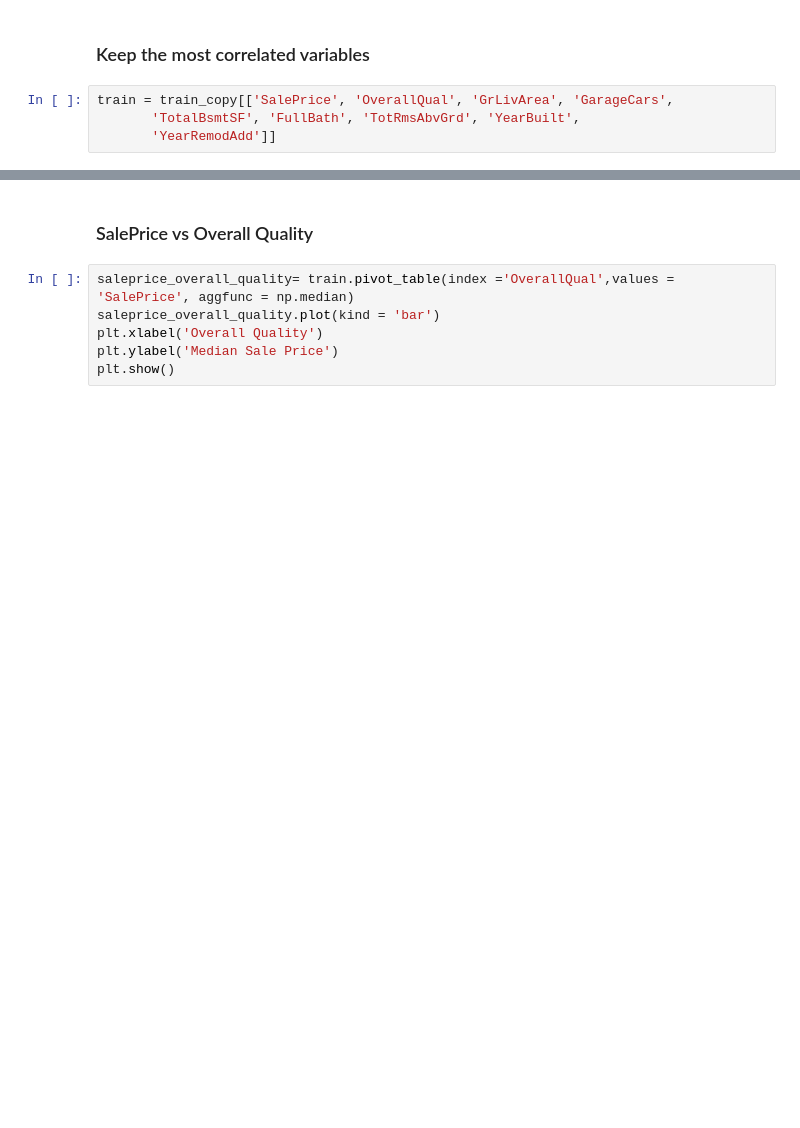
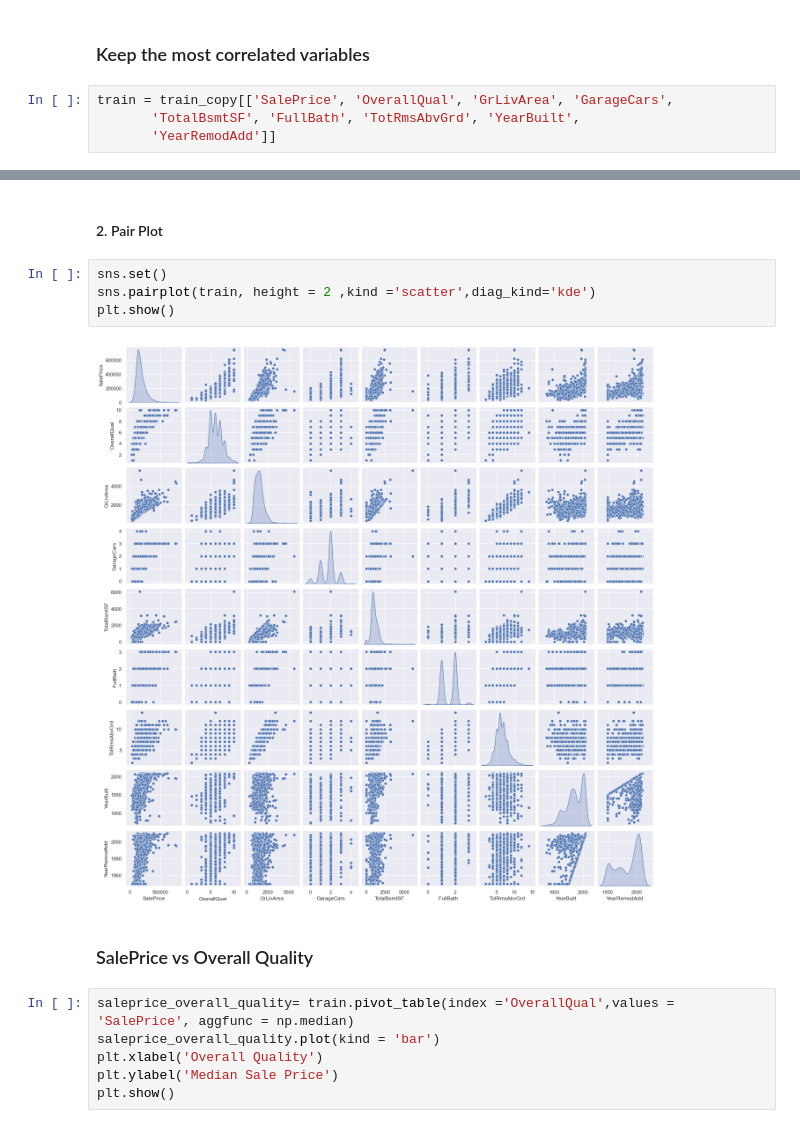
Before and after one commit to KamiLimu1/Data_Science2022, a Jupyter notebook: House Price EDA.ipynb, the cells around one changed output, grey strips where cells are left out. Saved outputs shown, nothing was run; the diff lists cells and outputs as text; blank space fills up the shorter version.

```diff
--- a/House Price EDA.ipynb
+++ b/House Price EDA.ipynb
@@ -251,3 +254,11 @@ YearRemodAdd_scatter_plot.plot.scatter('YearRemodAdd','SalePrice');
+# %% [markdown]
+#### 2. Pair Plot
+# %%
+sns.set()
+sns.pairplot(train, height = 2 ,kind ='scatter',diag_kind='kde')
+plt.show()
+# %% [output]
+[figure, added]
 # %% [markdown]
 ### SalePrice vs Overall Quality
 # %%
```
Also changed, not shown: parts of 24 cells of this notebook.
